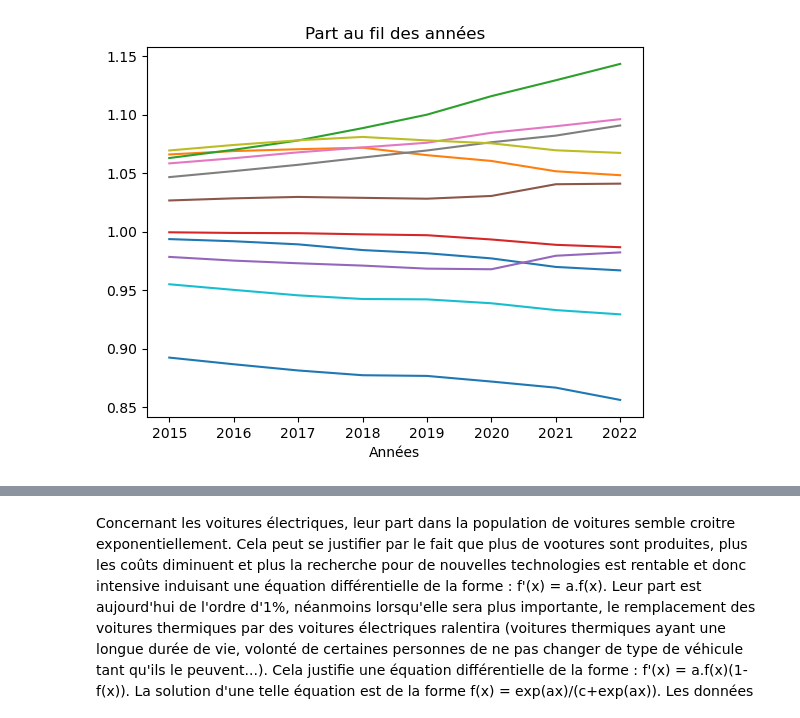
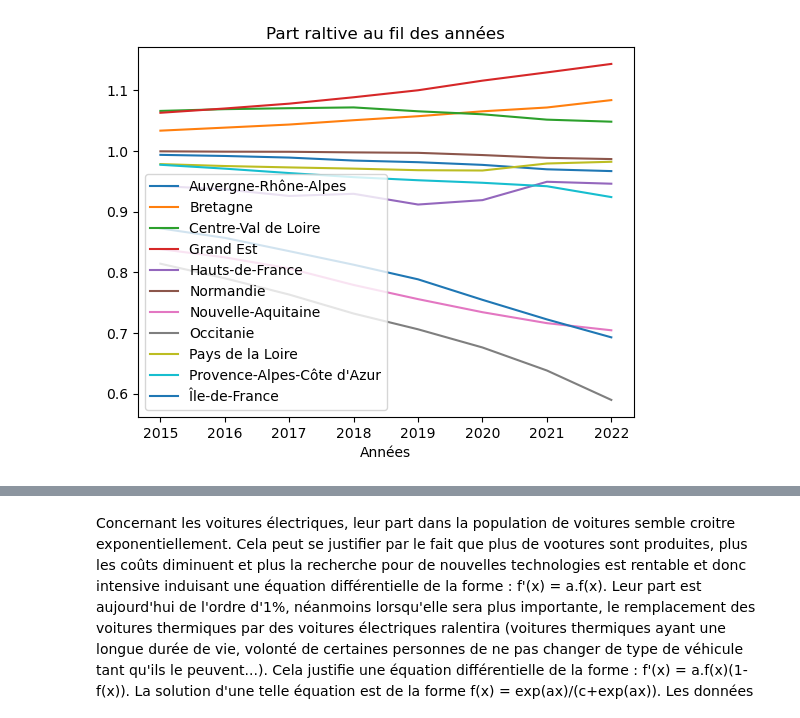
Before and after one commit to TheoLBTN/Projet-Python, a Jupyter notebook: Tendances.ipynb, the cells around one changed output, grey strips where cells are left out. Cells and saved outputs as stored; diff of their text form; code cells hidden in the pictures.

```diff
--- a/Tendances.ipynb
+++ b/Tendances.ipynb
@@ -36,46 +37,60 @@ critair = data['CRITAIR'].unique()
 data = data[data["CATEGORIE_VEHICULE"] == "Véhicule particulier"].reset_index()
 # %%
+Années=[2015,2016,2017,2018,2019,2020,2021,2022]
+
 ##Création d'une variable "dummy_critair" valant 0 pour les voiture les moins polluantes
 data_dummy_critair = data.copy()
 data_dummy_critair['DUMMY_CRITAIR'] = data_dummy_critair['CRITAIR'].apply(lambda x : 0 if (x in ["Crit'Air E","Crit'Air 1","Crit'Air 2"]) else 1)
-
 
 sumregdum = data_dummy_critair.groupby(['REGION_LIBELLE','DUMMY_CRITAIR'])[variables].sum().reset_index()
 sumregcrit = data_dummy_critair.groupby(['REGION_LIBELLE','CRITAIR'])[variables].sum().reset_index()
 sumreg = data_dummy_critair.groupby(['REGION_LIBELLE'])[variables].sum().reset_index()
 sumdum = data_dummy_critair.groupby(['DUMMY_CRITAIR'])[variables].sum().reset_index()
-sumall = data_dummy_critair[variables].sum().to_frame().transpose()
-result9 = pd.concat([sumall,sumall]).reset_index()
-result9['DUMMY_CRITAIR']=[0,1]
+total = np.array(data_dummy_critair[variables].sum())
 
-print(result9)
-ratiotot = sumdum.merge(result9, on=['DUMMY_CRITAIR'], suffixes = ('','_TOT'))
+#Calcul de la part de véhicules moins polluants et plus polluants par année
+variables_part = ['PART_2011','PART_2012','PART_2013','PART_2014','PART_2015','PART_2016','PART_2017','PART_2018','PART_2019','PART_2020','PART_2021','PART_2022']
+
+ratiodum = pd.DataFrame(columns = variables_part)
+for k in range(12):
+    ratiodum['PART_20'+str(k+11)] = sumdum[sumdum['DUMMY_CRITAIR']==1]['PARC_20'+str(k+11)]/total[k]
+
+#Même calcul, par région
+sumreg = sumreg.sort_values(by=['REGION_LIBELLE'])
+sumregdum = sumregdum.sort_values(by=['REGION_LIBELLE'])
+ratiodumreg = sumreg.merge(sumregdum[sumregdum['DUMMY_CRITAIR']==1], on = ['REGION_LIBELLE'], suffixes = ('','_POLLUANTS'))
 for k in range(11,23):
-    ratiotot['PART_20'+str(k)] = ratiotot['PARC_20'+str(k)]/ratiotot['PARC_20'+str(k)+'_TOT']
-ratiotot = ratiotot[ratiotot['DUMMY_CRITAIR']==1]
-ratiotot = ratiotot[['PART_2011','PART_2012','PART_2013','PART_2014','PART_2015','PART_2016','PART_2017','PART_2018','PART_2019','PART_2020','PART_2021','PART_2022']]
+    ratiodumreg['PART_20'+str(k)] = ratiodumreg['PARC_20'+str(k)+'_POLLUANTS']/ratiodumreg['PARC_20'+str(k)]
+ratiodumreg = ratiodumreg.set_index('REGION_LIBELLE')
+ratiodumreg = ratiodumreg[variables_part]
 
-ratiotot2 = pd.concat([ratiotot]*len(regionsmethorsb)).reset_index()
-ratiotot2['REGION_LIBELLE'] = regionsmethorsb
+#Comparaison régional / national par année
+ratiocomp = pd.DataFrame()
+for k in range(11,23):
+    ratiocomp['PART_RELATIVE_20'+str(k)] = ratiodumreg['PART_20'+str(k)]/ratiodum['PART_20'+str(k)].iloc[0]
+ratiocomp = ratiocomp[['PART_RELATIVE_2011','PART_RELATIVE_2012','PART_RELATIVE_2013','PART_RELATIVE_2014','PART_RELATIVE_2015','PART_RELATIVE_2016','PART_RELATIVE_2017','PART_RELATIVE_2018','PART_RELATIVE_2019','PART_RELATIVE_2020','PART_RELATIVE_2021','PART_RELATIVE_2022']]
 
-sumreg = sumreg.sort_values(by=['REGION_LIBELLE'])
-ratio = sumregdum.merge(sumreg, on=['REGION_LIBELLE'], suffixes = ('','_TOT'))
-for k in range(11,23):
-    ratio['PART_20'+str(k)] = ratio['PARC_20'+str(k)]/ratio['PARC_20'+str(k)+'_TOT']
-ratio = ratio[ratio['DUMMY_CRITAIR']==1]
-ratio = ratio[['REGION_LIBELLE','PART_2011','PART_2012','PART_2013','PART_2014','PART_2015','PART_2016','PART_2017','PART_2018','PART_2019','PART_2020','PART_2021','PART_2022']]
-ratio = ratio.set_index('REGION_LIBELLE')
+print(ratiocomp)
+#Années=[2011,2012,2013,2014,2015,2016,2017,2018,2019,2020,2021,2022]
+Années=[2015,2016,2017,2018,2019,2020,2021,2022]
+j=0
+for c in regionsmethorsb:
+    v=ratiocomp.iloc[j]
+    v = v[4:]
+    plt.plot(Années,v, label=c)
+    j+=1
 
-ratiofinal = ratio.merge(ratiotot2, on=['REGION_LIBELLE'], suffixes = ('','_TOT'))
-for k in range(11,23):
-    ratiofinal['PART_RELATIVE_20'+str(k)] = ratiofinal['PART_20'+str(k)]/ratiofinal['PART_20'+str(k)+'_TOT']
-ratiofinal = ratiofinal[['PART_RELATIVE_2011','PART_RELATIVE_2012','PART_RELATIVE_2013','PART_RELATIVE_2014','PART_RELATIVE_2015','PART_RELATIVE_2016','PART_RELATIVE_2017','PART_RELATIVE_2018','PART_RELATIVE_2019','PART_RELATIVE_2020','PART_RELATIVE_2021','PART_RELATIVE_2022']]
+# Ajout des titres et légendes
+plt.title('Part raltive au fil des années')
+plt.xlabel('Années')
+plt.legend()
+plt.show()
 
 #Années=[2011,2012,2013,2014,2015,2016,2017,2018,2019,2020,2021,2022]
 Années=[2015,2016,2017,2018,2019,2020,2021,2022]
 j=0
 for c in regionsmethorsb:
-    v=ratiofinal.iloc[j]
+    v=ratiodumreg.iloc[j]
     v = v[4:]
     plt.plot(Années,v, label=c)
     j+=1
@@ -83,40 +98,17 @@ for c in regionsmethorsb:
 # Ajout des titres et légendes
 plt.title('Part au fil des années')
 plt.xlabel('Années')
-plt.ylabel(i)
 plt.legend()
 plt.show()
 
-#Années=[2011,2012,2013,2014,2015,2016,2017,2018,2019,2020,2021,2022]
-Années=[2015,2016,2017,2018,2019,2020,2021,2022]
-j=0
-for c in regionsmethorsb:
-    v=ratio.iloc[j]
-    v = v[4:]
-    plt.plot(Années,v, label=c)
-    j+=1
-
-# Ajout des titres et légendes
-plt.title('Part au fil des années')
-plt.xlabel('Années')
-plt.ylabel(i)
-plt.legend()
-plt.show()
-
-ratio = sumregcrit.merge(sumreg, on=['REGION_LIBELLE'], suffixes = ('','_TOT'))
+ratiocrit = sumregcrit.merge(sumreg, on=['REGION_LIBELLE'], suffixes = ('','_TOT'))
 for k in range(11,23):
-    ratio['PART_20'+str(k)] = ratio['PARC_20'+str(k)]/ratio['PARC_20'+str(k)+'_TOT']
+    ratiocrit['PART_20'+str(k)] = ratiocrit['PARC_20'+str(k)]/ratiocrit['PARC_20'+str(k)+'_TOT']
 
 for i in ["Crit'Air E","Crit'Air 1","Crit'Air 2","Crit'Air 3","Crit'Air 4","Crit'Air 5"]:
-    ratio2 = ratio[ratio['CRITAIR']==i]
-    ratio2 = ratio2[['REGION_LIBELLE','PART_2011','PART_2012','PART_2013','PART_2014','PART_2015','PART_2016','PART_2017','PART_2018','PART_2019','PART_2020','PART_2021','PART_2022']]
-    ratio2=ratio2.set_index('REGION_LIBELLE')
-
-    #Années=[2011,2012,2013,2014,2015,2016,2017,2018,2019,2020,2021,2022]
-    Années=[2015,2016,2017,2018,2019,2020,2021,2022]
     j=0
     for c in regionsmet:
-        v=ratio2.iloc[j]
+        v=ratiocrit[['REGION_LIBELLE']+variables_part][ratiocrit['CRITAIR']==i].set_index('REGION_LIBELLE').iloc[j]
         v = v[4:]
         plt.plot(Années,v, label=c)
         j+=1
@@ -143 +140 @@ NameError: name 'i' is not defined
-[figure, old version]
+[figure, new version]
```
Also changed, not shown: parts of 2 cells of this notebook.
